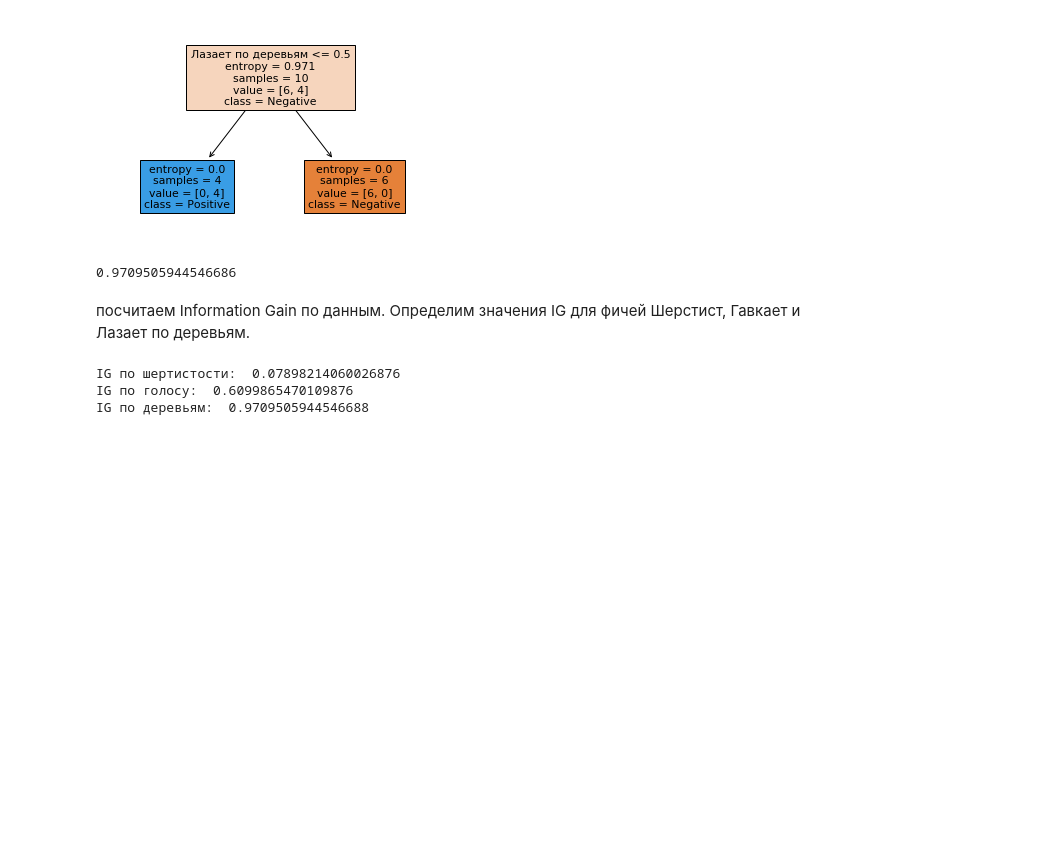
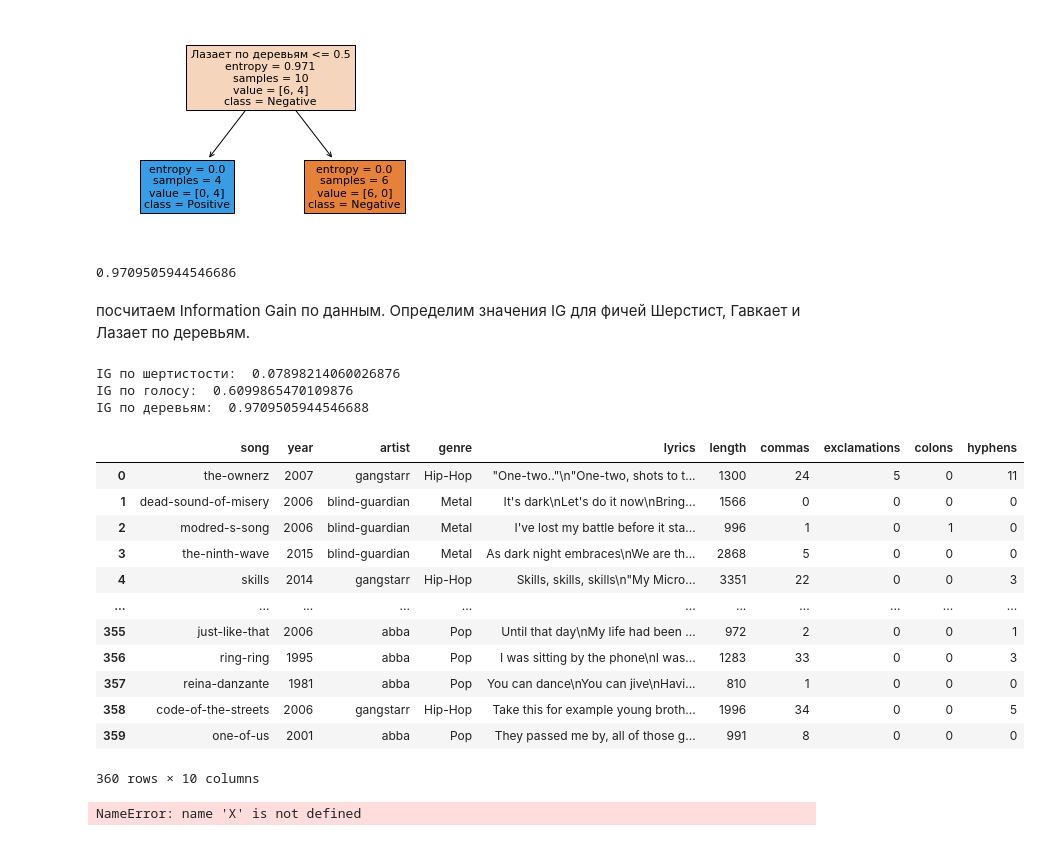
Before and after one commit to Laztrex/basic-statistic, a Jupyter notebook: stepik_math_stat/contestML_week_2/Steps_week_2.ipynb, the cells around one changed output. Saved outputs shown, nothing was run; the diff lists cells and outputs as text; code cells hidden in the pictures; blank space fills up the shorter version.

```diff
--- a/stepik_math_stat/contestML_week_2/Steps_week_2.ipynb
+++ b/stepik_math_stat/contestML_week_2/Steps_week_2.ipynb
@@ -144,0 +150,33 @@ IG по деревьям:  0.9709505944546688
+# %%
+data = pd.read_csv('../../songs.csv')
+# %%
+data
+# %% [output]
+|  | song | year | artist | genre | lyrics | length | commas | exclamations | colons | hyphens |
+| 0 | the-ownerz | 2007 | gangstarr | Hip-Hop | "One-two.."\n"One-two, shots to t... | 1300 | 24 | 5 | 0 | 11 |
+| 1 | dead-sound-of-misery | 2006 | blind-guardian | Metal | It's dark\nLet's do it now\nBring... | 1566 | 0 | 0 | 0 | 0 |
+| 2 | modred-s-song | 2006 | blind-guardian | Metal | I've lost my battle before it sta... | 996 | 1 | 0 | 1 | 0 |
+| 3 | the-ninth-wave | 2015 | blind-guardian | Metal | As dark night embraces\nWe are th... | 2868 | 5 | 0 | 0 | 0 |
+| 4 | skills | 2014 | gangstarr | Hip-Hop | Skills, skills, skills\n"My Micro... | 3351 | 22 | 0 | 0 | 3 |
+| ... | ... | ... | ... | ... | ... | ... | ... | ... | ... | ... |
+| 355 | just-like-that | 2006 | abba | Pop | Until that day\nMy life had been ... | 972 | 2 | 0 | 0 | 1 |
+| 356 | ring-ring | 1995 | abba | Pop | I was sitting by the phone\nI was... | 1283 | 33 | 0 | 0 | 3 |
+| 357 | reina-danzante | 1981 | abba | Pop | You can dance\nYou can jive\nHavi... | 810 | 1 | 0 | 0 | 0 |
+| 358 | code-of-the-streets | 2006 | gangstarr | Hip-Hop | Take this for example young broth... | 1996 | 34 | 0 | 0 | 5 |
+| 359 | one-of-us | 2001 | abba | Pop | They passed me by, all of those g... | 991 | 8 | 0 | 0 | 0 |
+360 rows × 10 columns
+# %%
+X_train, X_test, y_train, y_test = train_test_split(X, y, test_size=0.33, random_state=42)
+
+depth = 1
+while True:
+    clf = DecisionTreeClassifier(criterion='entropy', max_depth=depth)
+    clf.fit(x_train, y_train)
+    predictions = clf.predict(x_test)
+    precision = precision_score(y_test, predictions, average='micro')
+    if precision > 0.78:
+        break
+    else:
+        depth += 1
+# %% [output]
+NameError: name 'X' is not defined
```
Also changed, not shown: parts of 1 cell of this notebook.
